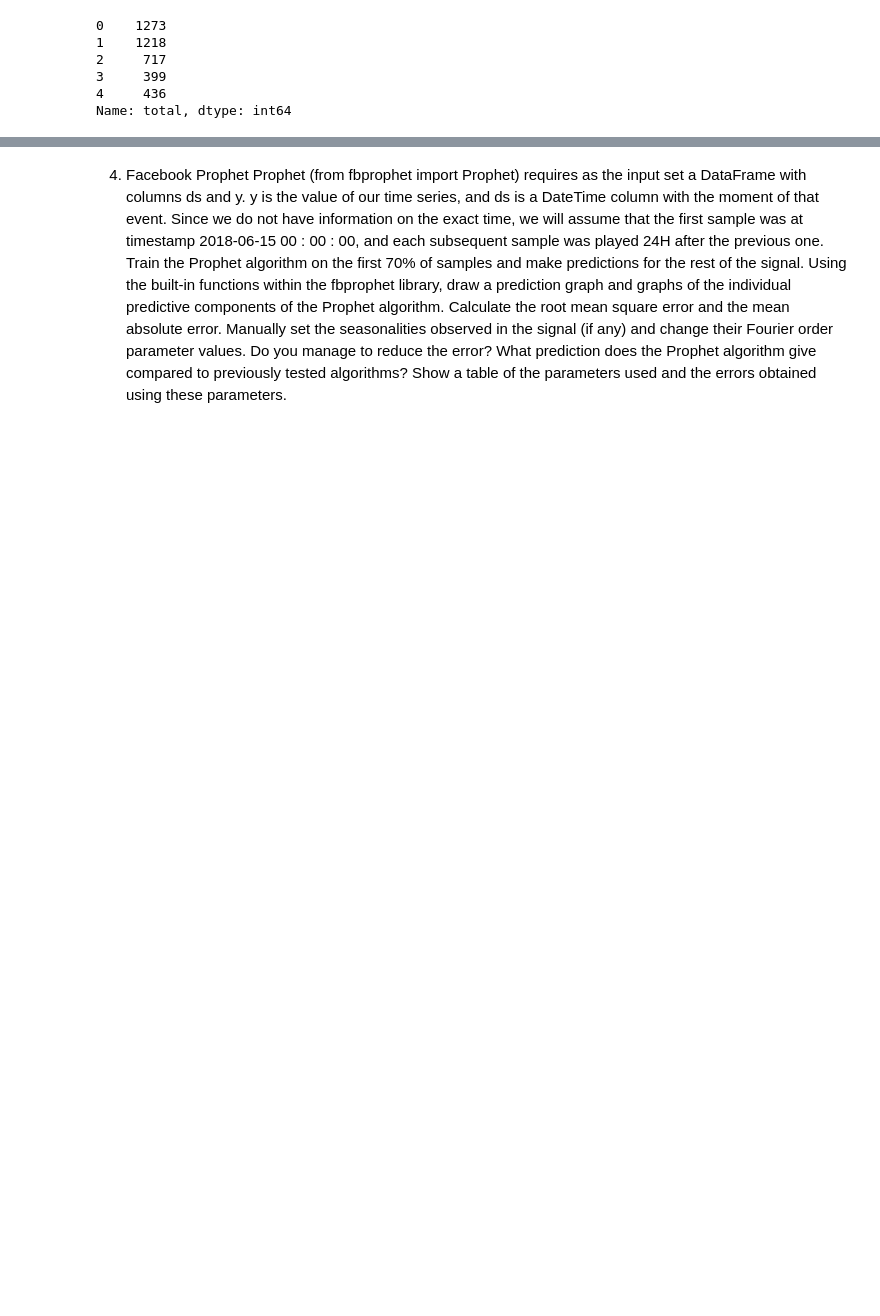
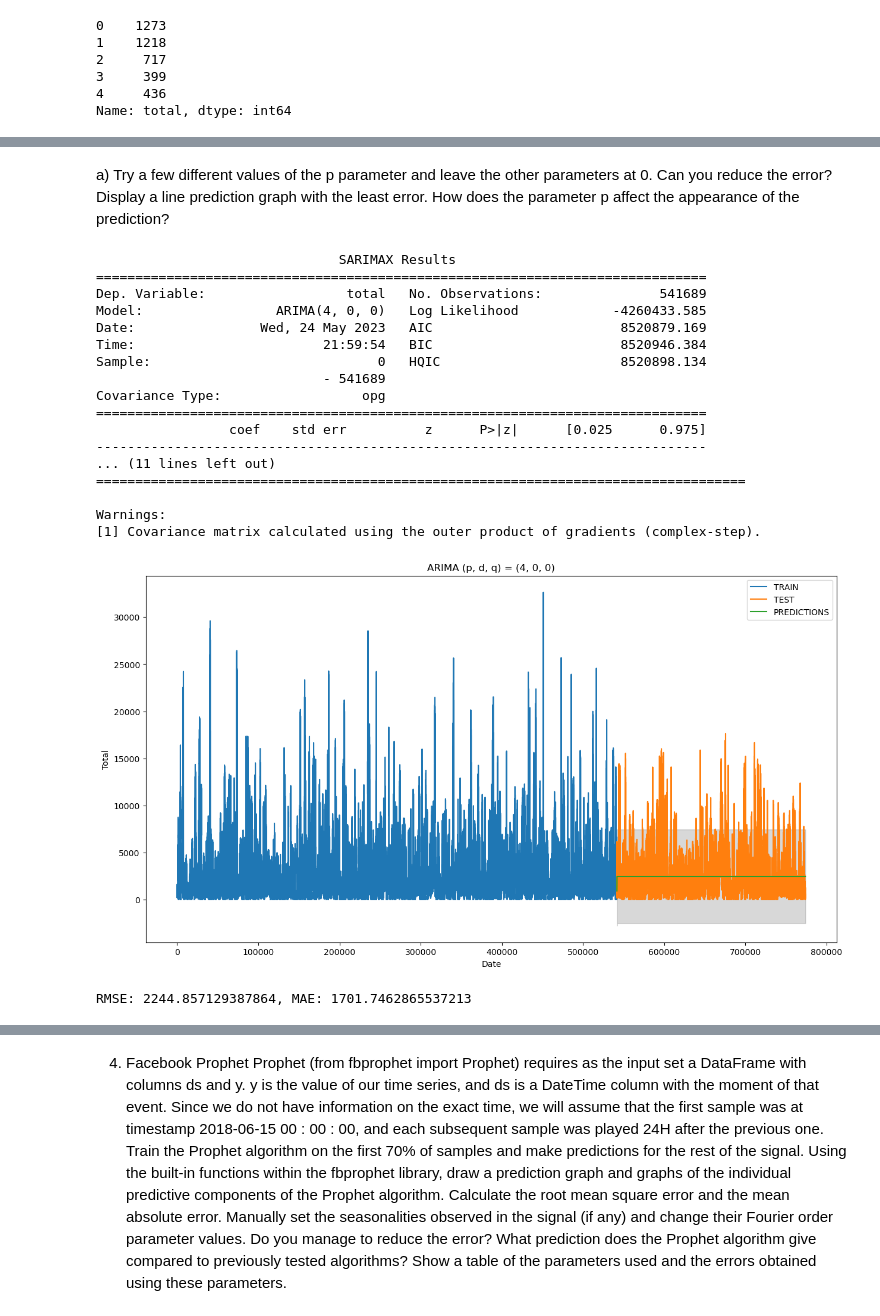
Before and after one commit to NinoPoletan/Detekcija-anomalija, a Jupyter notebook: lab3.ipynb, the cells around one changed output, grey strips where cells are left out. Saved outputs shown, nothing was run; the diff lists cells and outputs as text; code cells hidden in the pictures; blank space fills up the shorter version.

```diff
--- a/lab3.ipynb
+++ b/lab3.ipynb
@@ -275,0 +311,59 @@ plt.show()
+# %%
+def funARIMA(p, d, q, X_train, X_test, X_train_transformed):
+    model = ARIMA(X_train_transformed, order=(p, d, q))
+    model_fit = model.fit()
+
+    print(model_fit.summary())
+
+    forecast = model_fit.get_forecast(steps=len(X_test))
+    predicted_mean = forecast.predicted_mean
+    confidence_interval = forecast.conf_int()
+
+    test_predictions_series = pd.Series(predicted_mean, index=X_test.index)
+
+    X_train['total'].plot(legend=True, label='TRAIN', figsize=(15, 8))
+    X_test['total'].plot(legend=True, label='TEST', figsize=(15, 8))
+    test_predictions_series.plot(legend=True, label='PREDICTIONS', figsize=(15, 8))
+
+    plt.fill_between(
+        confidence_interval.index,
+        confidence_interval.iloc[:, 0],
+        confidence_interval.iloc[:, 1],
+        color='gray',
+        alpha=0.3
+    )
+
+    plt.title('ARIMA (p, d, q) = ({}, {}, {})'.format(p, d, q))
+    plt.xlabel("Date")
+    plt.ylabel("Total")
+    plt.show()
+
+    rmse = np.sqrt(mean_squared_error(X_test['total'], predicted_mean))
+    mae = mean_absolute_error(X_test['total'], predicted_mean)
+
+    print(f'RMSE: {rmse}, MAE: {mae}')
+# %% [markdown]
+a)
+    Try a few different values of the p parameter and leave the other parameters at 0. Can you reduce the error? Display a line prediction graph with the least error. How does the parameter p affect the appearance of the prediction?
+# %%
+funARIMA(4,0,0,X_train,X_test,X_train_transformed)
+# %% [output]
+                               SARIMAX Results
+==============================================================================
+Dep. Variable:                  total   No. Observations:               541689
+Model:                 ARIMA(4, 0, 0)   Log Likelihood            -4260433.585
+Date:                Wed, 24 May 2023   AIC                        8520879.169
+Time:                        21:59:54   BIC                        8520946.384
+Sample:                             0   HQIC                       8520898.134
+                             - 541689
+Covariance Type:                  opg
+==============================================================================
+                 coef    std err          z      P>|z|      [0.025      0.975]
+------------------------------------------------------------------------------
+... (11 lines left out)
+===================================================================================
+
+Warnings:
+[1] Covariance matrix calculated using the outer product of gradients (complex-step).
+[figure, added]
+RMSE: 2244.857129387864, MAE: 1701.7462865537213
```
Also changed, not shown: parts of 36 cells of this notebook, 1 other file.
